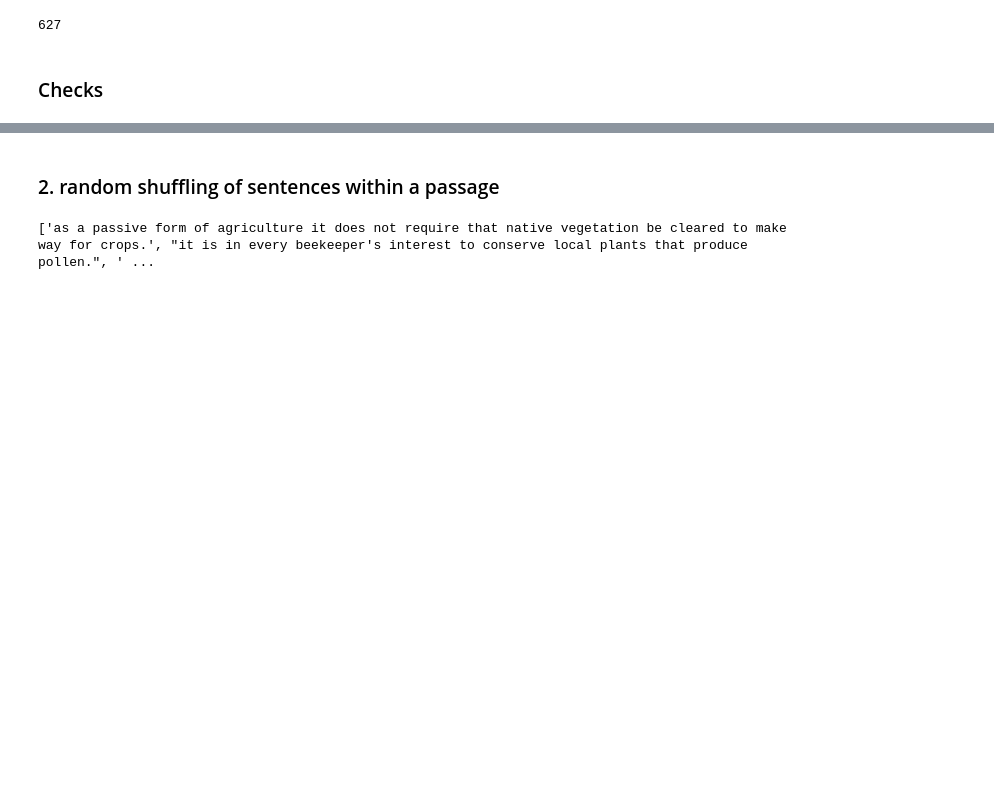
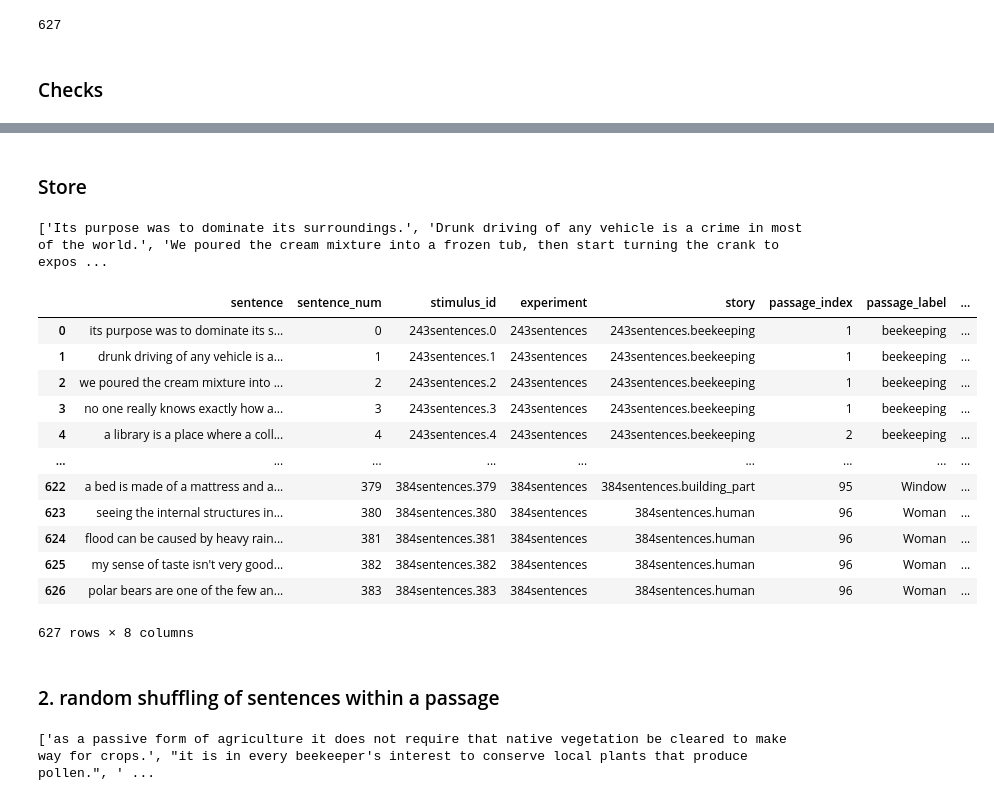
Before and after one commit to carina-kauf/perturbed-neural-nlp, a Jupyter notebook: ressources/stimuli_creation/3_create_sentence-meaning-manipulation.ipynb, the cells around one changed output, grey strips where cells are left out. Drawn from its saved outputs; the diff is of its cells as text; code cells hidden in the pictures; blank space fills up the shorter version.

```diff
--- a/ressources/stimuli_creation/3_create_sentence-meaning-manipulation.ipynb
+++ b/ressources/stimuli_creation/3_create_sentence-meaning-manipulation.ipynb
@@ -385,0 +370,2 @@ stored_len_thresholds
+# %%
+new_sents, new_topics, new_lens = shuffle_topic_and_length_criteria(stimuli_df)
@@ -463,3 +467,34 @@ Sentences matched with a mean difference in length: 1.059011164274322 and median
+# %% [markdown]
+### Store
+# %%
+#assimilate sentences with Mollica-style (i.e., strip sentence-internal punctuation, lowercase)
+shuffled_sentences = [re.sub(r'[^\w\d\s\']+', '', sent.lower()) + "." for sent in new_sents]
+
+perturbed_df = stimuli_df.copy()
+perturbed_df["sentence"] = shuffled_sentences
+
+if save:
+    fname = f"{savedir}/stimuli_sentenceshuffle-topic-length-criteria.pkl"
+    with open(fname, 'wb') as fout:
+        pickle.dump(perturbed_df, fout)
+
+print(new_sents[:5])
+perturbed_df
+# %% [output]
+['Its purpose was to dominate its surroundings.', 'Drunk driving of any vehicle is a crime in most of the world.', 'We poured the cream mixture into a frozen tub, then start turning the crank to expos ...
+|  | sentence | sentence_num | stimulus_id | experiment | story | passage_index | passage_label | ... |
+| 0 | its purpose was to dominate its s... | 0 | 243sentences.0 | 243sentences | 243sentences.beekeeping | 1 | beekeeping | ... |
+| 1 | drunk driving of any vehicle is a... | 1 | 243sentences.1 | 243sentences | 243sentences.beekeeping | 1 | beekeeping | ... |
+| 2 | we poured the cream mixture into ... | 2 | 243sentences.2 | 243sentences | 243sentences.beekeeping | 1 | beekeeping | ... |
+| 3 | no one really knows exactly how a... | 3 | 243sentences.3 | 243sentences | 243sentences.beekeeping | 1 | beekeeping | ... |
+| 4 | a library is a place where a coll... | 4 | 243sentences.4 | 243sentences | 243sentences.beekeeping | 2 | beekeeping | ... |
+| ... | ... | ... | ... | ... | ... | ... | ... | ... |
+| 622 | a bed is made of a mattress and a... | 379 | 384sentences.379 | 384sentences | 384sentences.building_part | 95 | Window | ... |
+| 623 | seeing the internal structures in... | 380 | 384sentences.380 | 384sentences | 384sentences.human | 96 | Woman | ... |
+| 624 | flood can be caused by heavy rain... | 381 | 384sentences.381 | 384sentences | 384sentences.human | 96 | Woman | ... |
+| 625 | my sense of taste isn't very good... | 382 | 384sentences.382 | 384sentences | 384sentences.human | 96 | Woman | ... |
+| 626 | polar bears are one of the few an... | 383 | 384sentences.383 | 384sentences | 384sentences.human | 96 | Woman | ... |
+627 rows × 8 columns
 # %% [markdown]
 ### 2. random shuffling of sentences within a passage
 # %%
```
Also changed, not shown: parts of 10 cells of this notebook, 3 other files.
